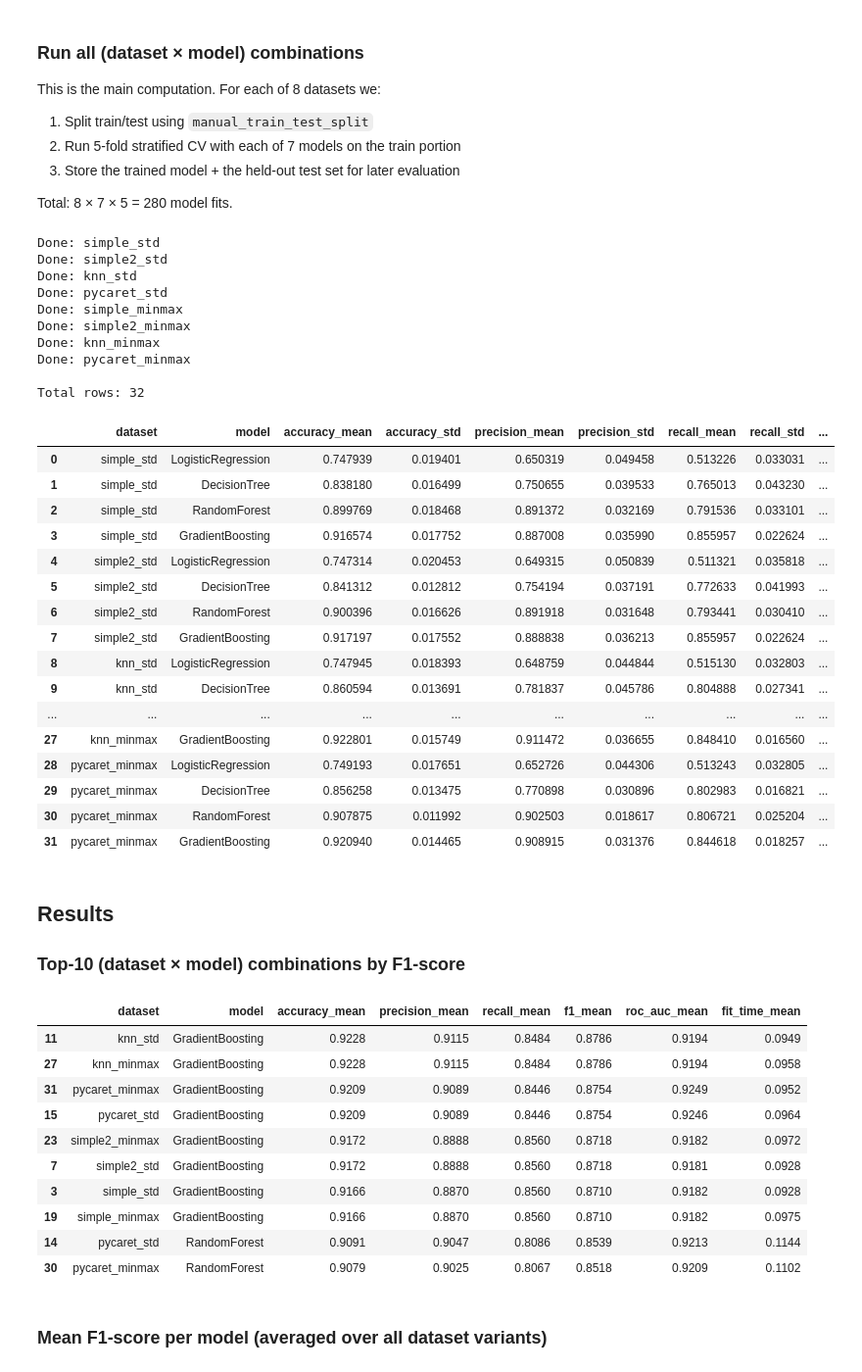
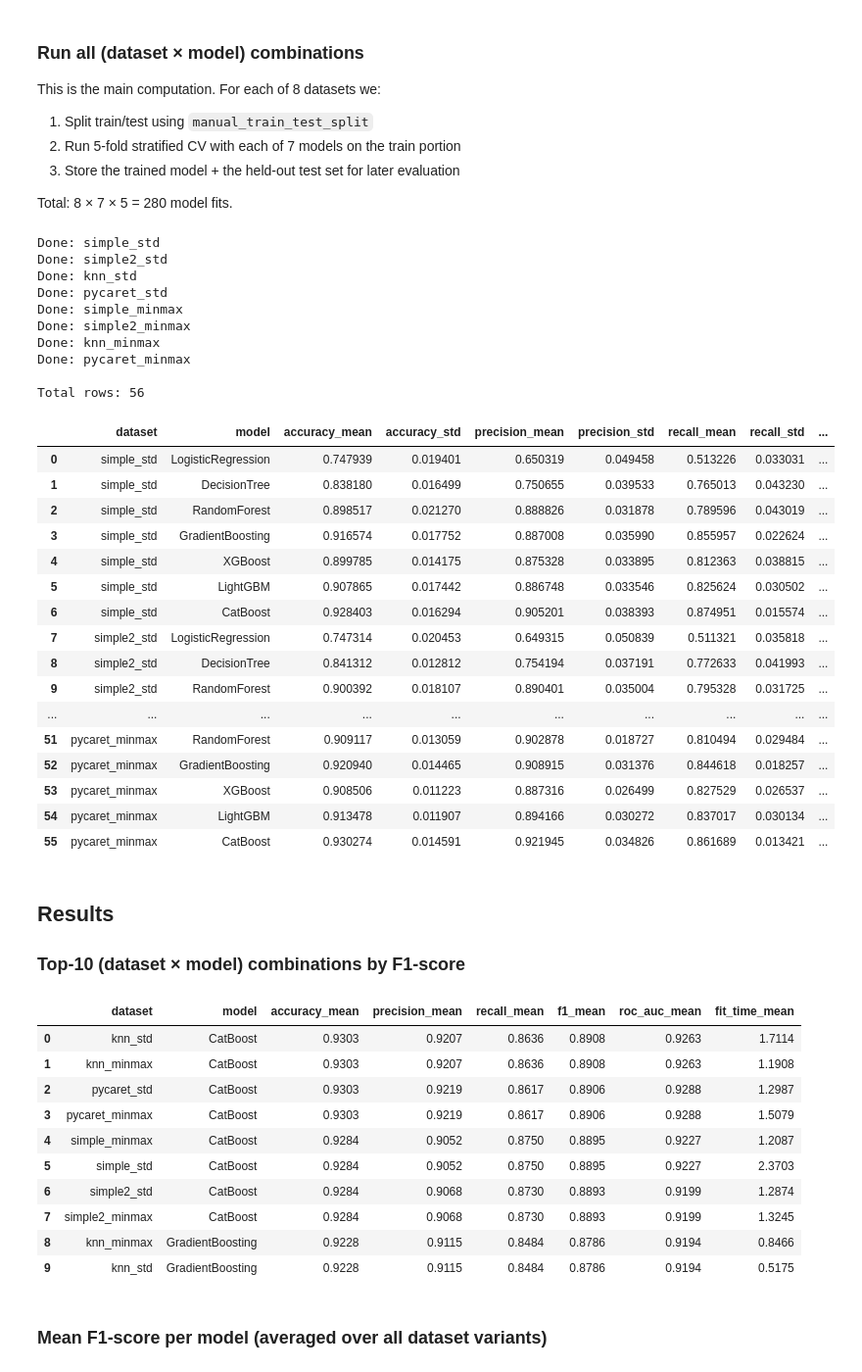
Before and after one commit to IzaSiemieniuk/pk_advanced_machine_learning, a Jupyter notebook: pet_adoption_2.ipynb, the cells around one changed output. Shown at 98% size. Drawn from its saved outputs; the diff is of its cells as text; code cells hidden in the pictures.

```diff
--- a/pet_adoption_2.ipynb
+++ b/pet_adoption_2.ipynb
@@ -273,10 +281,13 @@ def build_models(random_state=RANDOM_STATE):
     """Return a dict mapping model name to a fresh model instance."""
     return {
         'LogisticRegression': LogisticRegression(max_iter=1000, random_state=random_state),
-        'DecisionTree':       DecisionTreeClassifier(random_state=random_state),
-        'RandomForest':       RandomForestClassifier(n_estimators=200, random_state=random_state, n_jobs=-1),
-        'GradientBoosting':   GradientBoostingClassifier(random_state=random_state),
-        # add additional models here
+        'DecisionTree': DecisionTreeClassifier(random_state=random_state),
+        'RandomForest': RandomForestClassifier(n_estimators=200, random_state=random_state, n_jobs=-1),
+        'GradientBoosting': GradientBoostingClassifier(random_state=random_state),
+
+        'XGBoost': XGBClassifier(n_estimators=200, random_state=random_state),
+        'LightGBM': LGBMClassifier(n_estimators=200, random_state=random_state, verbose=-1, feature_name='auto'),
+        'CatBoost': CatBoostClassifier(iterations=200, random_seed=random_state, verbose=0),
     }
 
 print('Models:')
@@ -358,8 +372,8 @@ for ds_name, df in DATASETS.items():
         })
 
         # Refit on the full train set so we can evaluate on the held-out test set later
-        X_full = train_df[feature_cols].to_numpy()
-        y_full = train_df[TARGET].to_numpy()
+        X_full = train_df[feature_cols].values
+        y_full = train_df[TARGET].values
         model.fit(X_full, y_full)
 
         trained_artifacts[(ds_name, model_name)] = {
@@ -383,27 +397,27 @@ Done: simple2_minmax
 Done: knn_minmax
 Done: pycaret_minmax
 
-Total rows: 32
+Total rows: 56
 # %%
 results
 # %% [output]
 |  | dataset | model | accuracy_mean | accuracy_std | precision_mean | precision_std | recall_mean | recall_std | ... |
 | 0 | simple_std | LogisticRegression | 0.747939 | 0.019401 | 0.650319 | 0.049458 | 0.513226 | 0.033031 | ... |
 | 1 | simple_std | DecisionTree | 0.838180 | 0.016499 | 0.750655 | 0.039533 | 0.765013 | 0.043230 | ... |
-| 2 | simple_std | RandomForest | 0.899769 | 0.018468 | 0.891372 | 0.032169 | 0.791536 | 0.033101 | ... |
+| 2 | simple_std | RandomForest | 0.898517 | 0.021270 | 0.888826 | 0.031878 | 0.789596 | 0.043019 | ... |
 | 3 | simple_std | GradientBoosting | 0.916574 | 0.017752 | 0.887008 | 0.035990 | 0.855957 | 0.022624 | ... |
-| 4 | simple2_std | LogisticRegression | 0.747314 | 0.020453 | 0.649315 | 0.050839 | 0.511321 | 0.035818 | ... |
-| 5 | simple2_std | DecisionTree | 0.841312 | 0.012812 | 0.754194 | 0.037191 | 0.772633 | 0.041993 | ... |
-| 6 | simple2_std | RandomForest | 0.900396 | 0.016626 | 0.891918 | 0.031648 | 0.793441 | 0.030410 | ... |
-| 7 | simple2_std | GradientBoosting | 0.917197 | 0.017552 | 0.888838 | 0.036213 | 0.855957 | 0.022624 | ... |
-| 8 | knn_std | LogisticRegression | 0.747945 | 0.018393 | 0.648759 | 0.044844 | 0.515130 | 0.032803 | ... |
-| 9 | knn_std | DecisionTree | 0.860594 | 0.013691 | 0.781837 | 0.045786 | 0.804888 | 0.027341 | ... |
+| 4 | simple_std | XGBoost | 0.899785 | 0.014175 | 0.875328 | 0.033895 | 0.812363 | 0.038815 | ... |
+| 5 | simple_std | LightGBM | 0.907865 | 0.017442 | 0.886748 | 0.033546 | 0.825624 | 0.030502 | ... |
+| 6 | simple_std | CatBoost | 0.928403 | 0.016294 | 0.905201 | 0.038393 | 0.874951 | 0.015574 | ... |
+| 7 | simple2_std | LogisticRegression | 0.747314 | 0.020453 | 0.649315 | 0.050839 | 0.511321 | 0.035818 | ... |
+| 8 | simple2_std | DecisionTree | 0.841312 | 0.012812 | 0.754194 | 0.037191 | 0.772633 | 0.041993 | ... |
+| 9 | simple2_std | RandomForest | 0.900392 | 0.018107 | 0.890401 | 0.035004 | 0.795328 | 0.031725 | ... |
 | ... | ... | ... | ... | ... | ... | ... | ... | ... | ... |
-| 27 | knn_minmax | GradientBoosting | 0.922801 | 0.015749 | 0.911472 | 0.036655 | 0.848410 | 0.016560 | ... |
-| 28 | pycaret_minmax | LogisticRegression | 0.749193 | 0.017651 | 0.652726 | 0.044306 | 0.513243 | 0.032805 | ... |
-| 29 | pycaret_minmax | DecisionTree | 0.856258 | 0.013475 | 0.770898 | 0.030896 | 0.802983 | 0.016821 | ... |
-| 30 | pycaret_minmax | RandomForest | 0.907875 | 0.011992 | 0.902503 | 0.018617 | 0.806721 | 0.025204 | ... |
-| 31 | pycaret_minmax | GradientBoosting | 0.920940 | 0.014465 | 0.908915 | 0.031376 | 0.844618 | 0.018257 | ... |
+| 51 | pycaret_minmax | RandomForest | 0.909117 | 0.013059 | 0.902878 | 0.018727 | 0.810494 | 0.029484 | ... |
+| 52 | pycaret_minmax | GradientBoosting | 0.920940 | 0.014465 | 0.908915 | 0.031376 | 0.844618 | 0.018257 | ... |
+| 53 | pycaret_minmax | XGBoost | 0.908506 | 0.011223 | 0.887316 | 0.026499 | 0.827529 | 0.026537 | ... |
+| 54 | pycaret_minmax | LightGBM | 0.913478 | 0.011907 | 0.894166 | 0.030272 | 0.837017 | 0.030134 | ... |
+| 55 | pycaret_minmax | CatBoost | 0.930274 | 0.014591 | 0.921945 | 0.034826 | 0.861689 | 0.013421 | ... |
 # %% [markdown]
 ## Results
 
@@ -411,25 +425,25 @@ results
 # %%
 display_cols = ['dataset', 'model',
                 'accuracy_mean', 'precision_mean', 'recall_mean',
                 'f1_mean', 'roc_auc_mean', 'fit_time_mean']
 
-top10 = results.sort_values('f1_mean', ascending=False).head(10)[display_cols]
+top10 = results.sort_values('f1_mean', ascending=False).head(10)[display_cols].reset_index(drop=True)
 top10.style.format({c: '{:.4f}' for c in display_cols if c not in ['dataset', 'model']}).background_gradient(
     subset=['accuracy_mean', 'precision_mean', 'recall_mean', 'f1_mean', 'roc_auc_mean'],
     cmap='Purples'
 )
 # %% [output]
 |  | dataset | model | accuracy_mean | precision_mean | recall_mean | f1_mean | roc_auc_mean | fit_time_mean |
-| 11 | knn_std | GradientBoosting | 0.9228 | 0.9115 | 0.8484 | 0.8786 | 0.9194 | 0.0949 |
-| 27 | knn_minmax | GradientBoosting | 0.9228 | 0.9115 | 0.8484 | 0.8786 | 0.9194 | 0.0958 |
-| 31 | pycaret_minmax | GradientBoosting | 0.9209 | 0.9089 | 0.8446 | 0.8754 | 0.9249 | 0.0952 |
-| 15 | pycaret_std | GradientBoosting | 0.9209 | 0.9089 | 0.8446 | 0.8754 | 0.9246 | 0.0964 |
-| 23 | simple2_minmax | GradientBoosting | 0.9172 | 0.8888 | 0.8560 | 0.8718 | 0.9182 | 0.0972 |
-| 7 | simple2_std | GradientBoosting | 0.9172 | 0.8888 | 0.8560 | 0.8718 | 0.9181 | 0.0928 |
-| 3 | simple_std | GradientBoosting | 0.9166 | 0.8870 | 0.8560 | 0.8710 | 0.9182 | 0.0928 |
-| 19 | simple_minmax | GradientBoosting | 0.9166 | 0.8870 | 0.8560 | 0.8710 | 0.9182 | 0.0975 |
-| 14 | pycaret_std | RandomForest | 0.9091 | 0.9047 | 0.8086 | 0.8539 | 0.9213 | 0.1144 |
-| 30 | pycaret_minmax | RandomForest | 0.9079 | 0.9025 | 0.8067 | 0.8518 | 0.9209 | 0.1102 |
+| 0 | knn_std | CatBoost | 0.9303 | 0.9207 | 0.8636 | 0.8908 | 0.9263 | 1.7114 |
+| 1 | knn_minmax | CatBoost | 0.9303 | 0.9207 | 0.8636 | 0.8908 | 0.9263 | 1.1908 |
+| 2 | pycaret_std | CatBoost | 0.9303 | 0.9219 | 0.8617 | 0.8906 | 0.9288 | 1.2987 |
+| 3 | pycaret_minmax | CatBoost | 0.9303 | 0.9219 | 0.8617 | 0.8906 | 0.9288 | 1.5079 |
+| 4 | simple_minmax | CatBoost | 0.9284 | 0.9052 | 0.8750 | 0.8895 | 0.9227 | 1.2087 |
+| 5 | simple_std | CatBoost | 0.9284 | 0.9052 | 0.8750 | 0.8895 | 0.9227 | 2.3703 |
+| 6 | simple2_std | CatBoost | 0.9284 | 0.9068 | 0.8730 | 0.8893 | 0.9199 | 1.2874 |
+| 7 | simple2_minmax | CatBoost | 0.9284 | 0.9068 | 0.8730 | 0.8893 | 0.9199 | 1.3245 |
+| 8 | knn_minmax | GradientBoosting | 0.9228 | 0.9115 | 0.8484 | 0.8786 | 0.9194 | 0.8466 |
+| 9 | knn_std | GradientBoosting | 0.9228 | 0.9115 | 0.8484 | 0.8786 | 0.9194 | 0.5175 |
 # %% [markdown]
 ### Mean F1-score per model (averaged over all dataset variants)
 # %%
```
Also changed, not shown: parts of 11 cells of this notebook.
